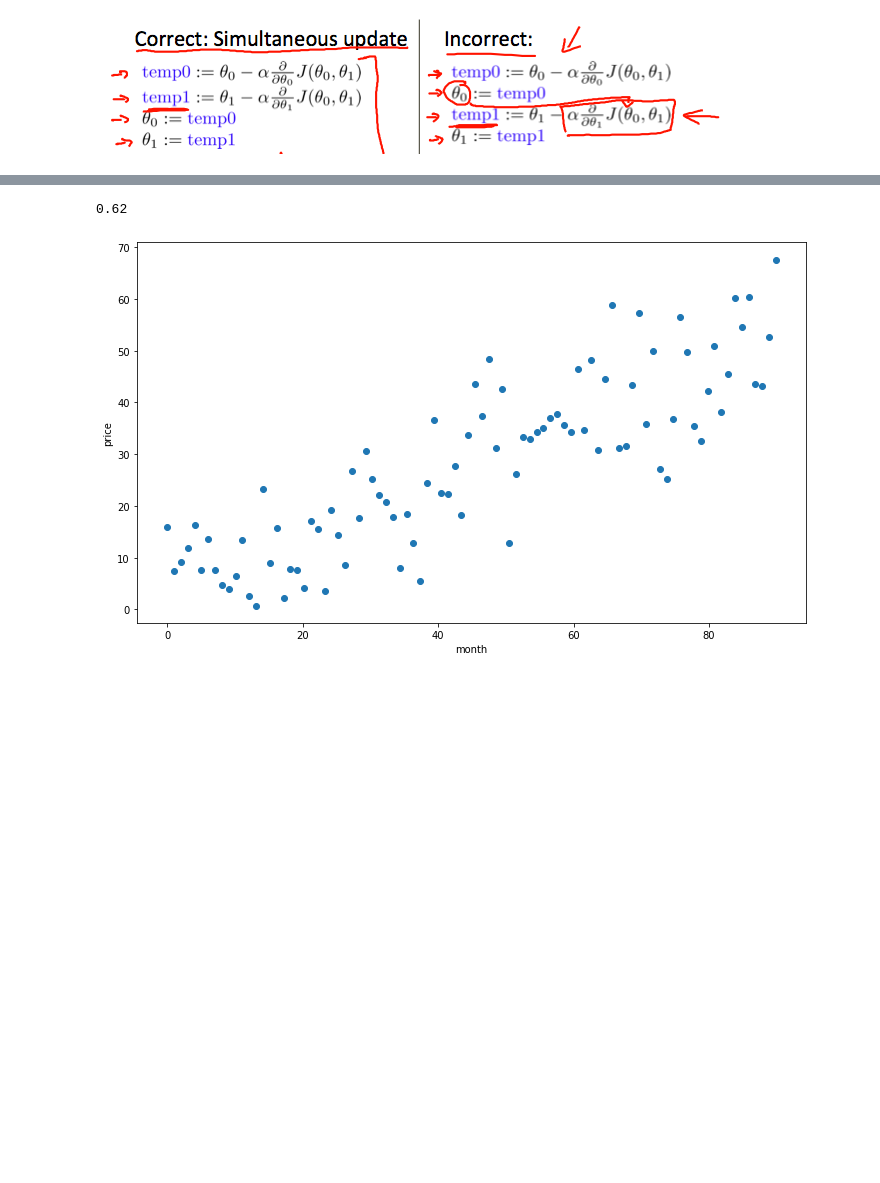
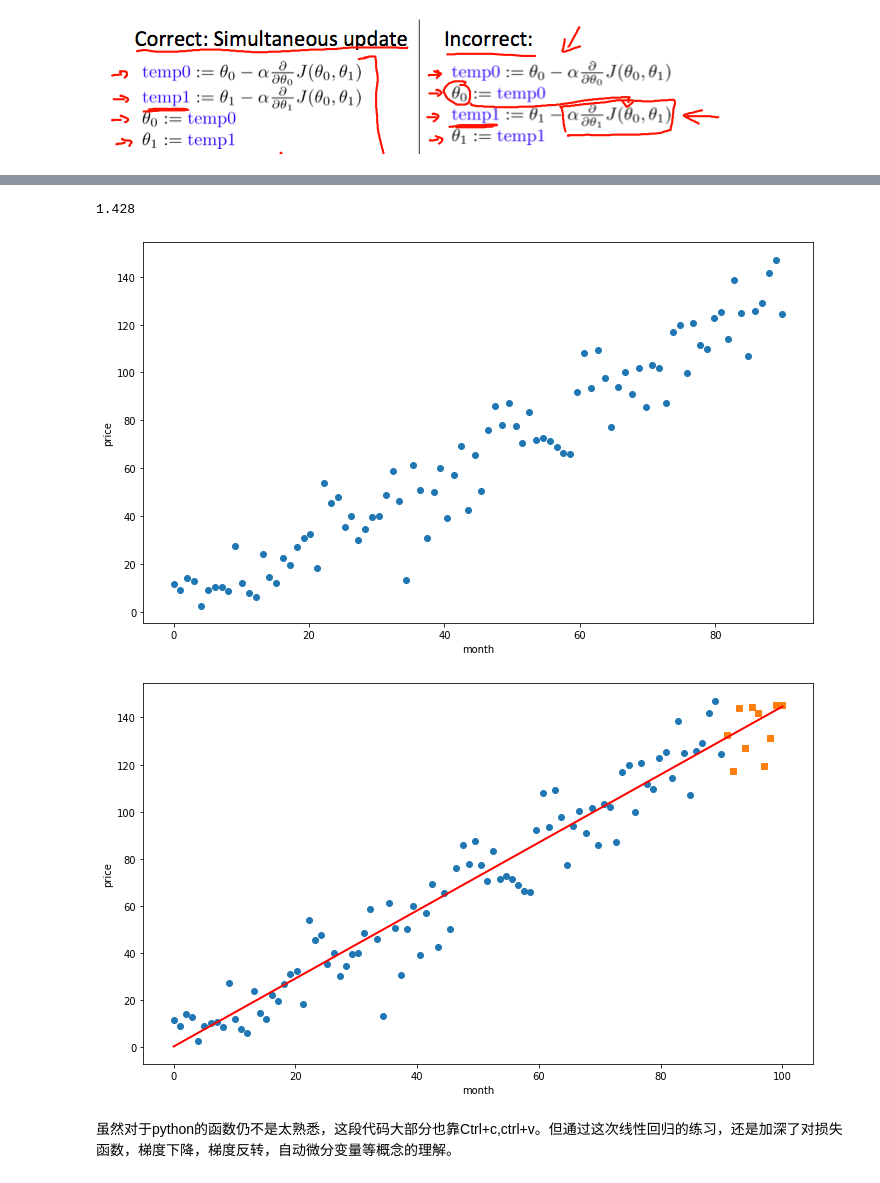
Before and after one commit to chanpapa/machine-learning-note, a Jupyter notebook: MLNOTE.ipynb, the cells around one changed output, grey strips where cells are left out. Drawn from its saved outputs; the diff is of its cells as text; code cells hidden in the pictures; blank space fills up the shorter version.

```diff
--- a/MLNOTE.ipynb
+++ b/MLNOTE.ipynb
@@ -25,27 +27,51 @@
 # %%
 #练习：房价预测（部分代码来源于CSDN）
 import torch
 import random
 import matplotlib.pyplot as plt
 from torch.autograd import Variable #引入自动微分变量
 x=Variable(torch.linspace(0,100).type(torch.FloatTensor))
 rand=Variable(torch.randn(100))*10
 rand2=round(random.uniform(0,2),3)
 print(rand2)
 y=abs(x*rand2+rand)
 #分为训练集和测试集
 #图像
 xtrain=x[:-10]
 xtest=x[-10:]
 ytrain=y[:-10]
 ytest=y[-10:]
 plt.figure(figsize=(12,7))
 plt.plot(xtrain,ytrain,'o')
 plt.xlabel('month')
 plt.ylabel('price')
 plt.show()
 #y=ax+b
-a=Variable(torch.rand)
+a=Variable(torch.rand(1),requires_grad=True)
+b=Variable(torch.rand(1),requires_grad=True)
+rate=0.0001 ##learning rate
+for i in range(3000): #迭代3000次
+  ypredict=a.expand_as(xtrain)*xtrain+b.expand_as(xtrain)
+  loss=torch.mean((ypredict-ytrain)**2)
+  loss.backward()
+  a.data.add_(-rate*a.grad.data)
+  b.data.add_(-rate*b.grad.data)
+  a.grad.data.zero_()
+  b.grad.data.zero_()            #容易犯错的地方。每次迭代后都需要清空梯度，否则会一直累加
+x1=xtest.data.numpy()
+y1=ytest.data.numpy()
+plt.figure(figsize=(12,7))
+plt.plot(xtrain,ytrain,'o') #圆形点表示训练集
+plt.plot(x1,y1,'s') #方形点表示测试集
+hypothesis=str(a.data.numpy()[0])+'x'+str(b.data.numpy()[0])
+y2=a.data.numpy()*x.data.numpy()+b.data.numpy()
+plt.plot(x, y2, ls='-', lw=2, label=hypothesis, color='red')
+plt.xlabel('month')
+plt.ylabel('price')
+plt.show()
 # %% [output]
-0.62
+1.428
-[figure, old version]
+[figure, new version]
+[figure, added]
+# %% [markdown]
+虽然对于python的函数仍不是太熟悉，这段代码大部分也靠Ctrl+c,ctrl+v。但通过这次线性回归的练习，还是加深了对损失函数，梯度下降，梯度反转，自动微分变量等概念的理解。
```
Also changed, not shown: parts of 2 cells of this notebook.
